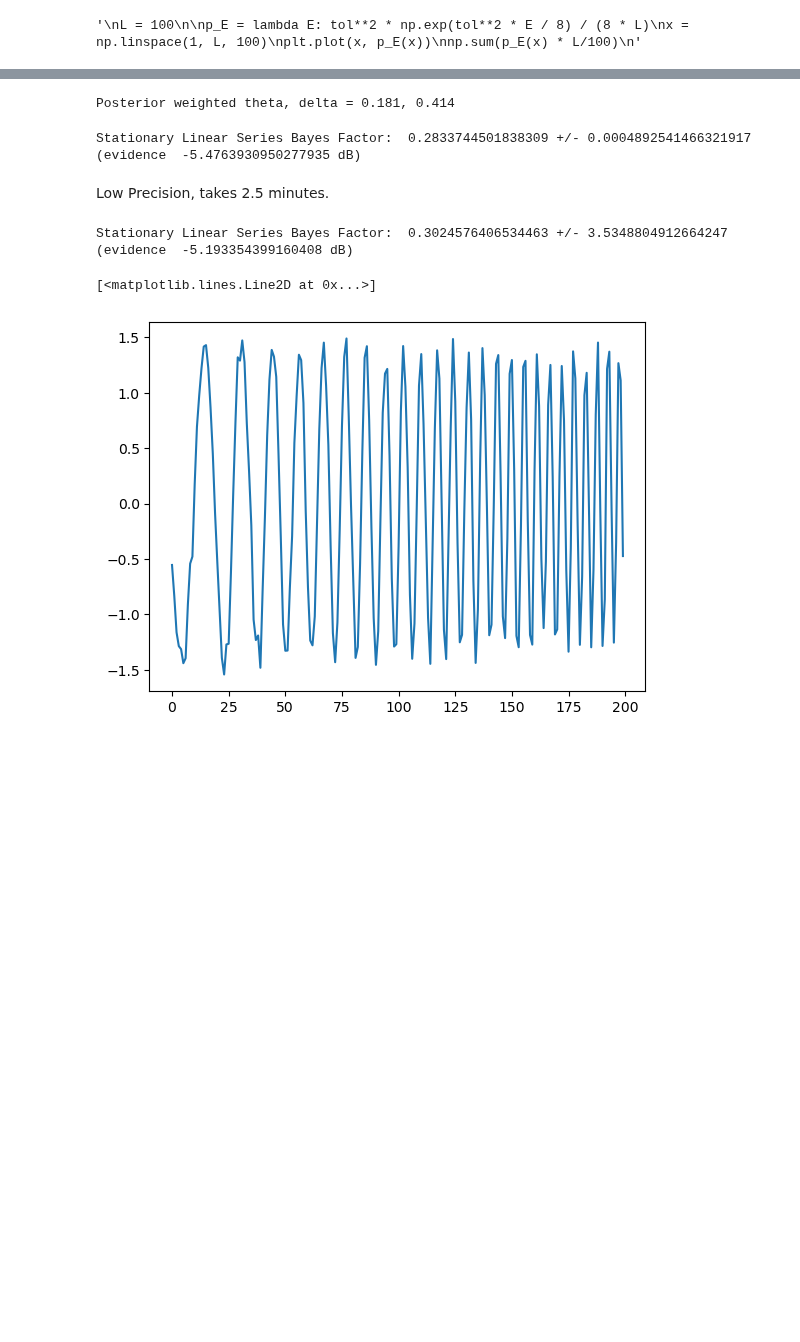
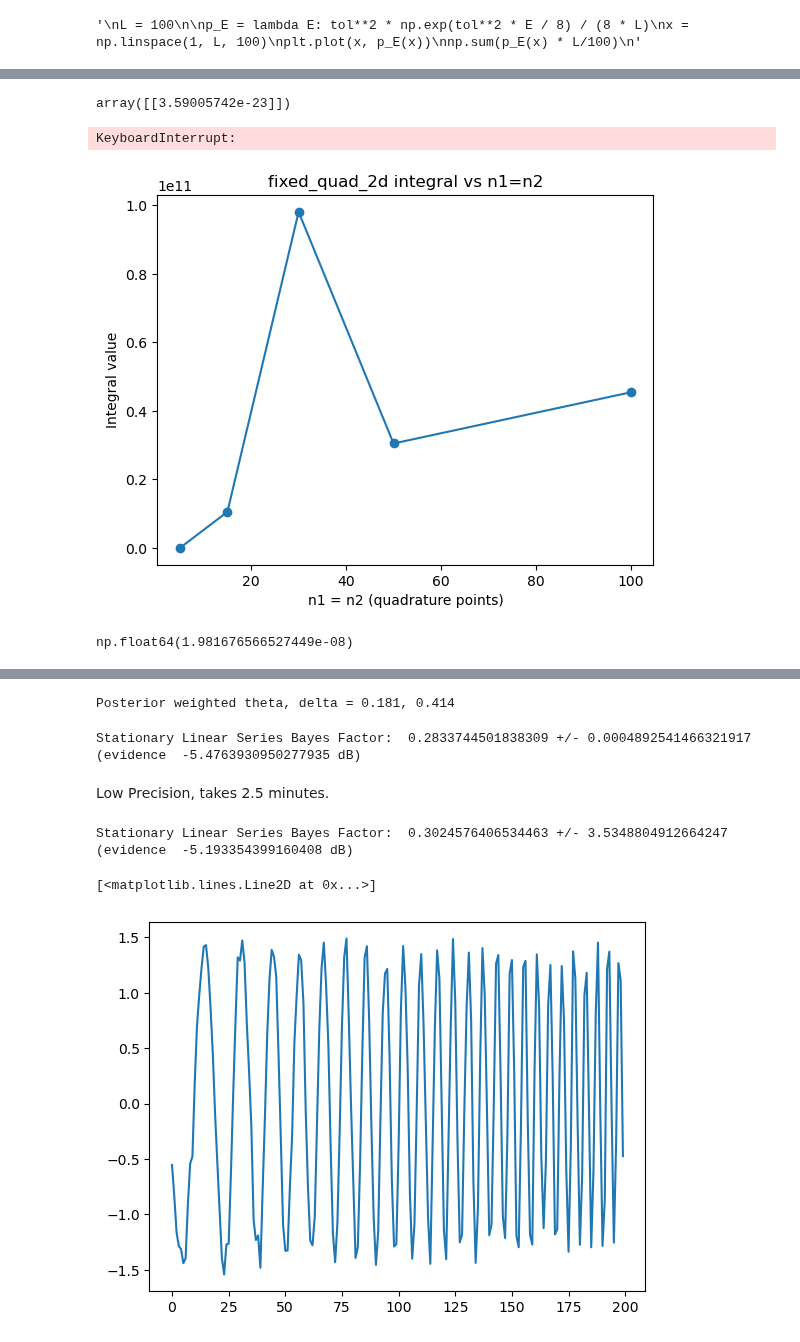
Before and after one commit to kenflat2/NS-Map, a Jupyter notebook: jupyter_notebooks/BayesianNonstationaryDetection.ipynb, the cells around one changed output, grey strips where cells are left out. Drawn from its saved outputs; the diff is of its cells as text; code cells hidden in the pictures; blank space fills up the shorter version.

```diff
--- a/jupyter_notebooks/BayesianNonstationaryDetection.ipynb
+++ b/jupyter_notebooks/BayesianNonstationaryDetection.ipynb
@@ -153,10 +204,10 @@ theta_list = (lambda t: np.pi / 6, lambda t: (0.5 + t) * np.pi / 6)
 
 tol = 0.025
 
-lambda1 = 1.0
-lambda2 = 1.0
-theta_range = [0, -np.log(tol / lambda1) / lambda1]
-delta_range = [0, -np.log(tol / lambda2) / lambda2]
+lambda1 = 1e-2
+lambda2 = 1e-2
+theta_range = [0, 150] # -np.log(tol / lambda1) / lambda1]
+delta_range = [0, 150] # -np.log(tol / lambda2) / lambda2]
 
 E_max = round(1 + np.log(tol / p) / np.log(1 - p))
 E_range = [1, E_max]
@@ -173,0 +225,17 @@ plt.plot(Xr)
+# %%
+E = 2
+data_E = (data[0], data[1], E, data[2])
+# %%
+posterior_2d(10, 10, data_E, lambda1, lambda2)
+# %% [output]
+array([[3.59005742e-23]])
+# %%
+integral, error = dblquad(
+    posterior_2d,
+    0, 150,  # Integration limits for param1
+    lambda param1: 0, lambda param1: 150,  # Integration limits for param2
+    args=(data_E, lambda1, lambda2)
+)
+print(f"Integral using Gaussian quadrature (2D): {integral}, Error: {error}")
+# %% [output]
+KeyboardInterrupt:
@@ -173,0 +276,26 @@ plt.plot(Xr)
+# %%
+n_values = [5, 15, 30, 50, 100]
+results = []
+
+for n in n_values:
+    val = fixed_quad_2d(
+        posterior_2d,
+        (0, 150),
+        (0, 150),
+        args=(data_E, lambda1, lambda2),
+        n1=n,
+        n2=n
+    )
+    results.append(val)
+
+plt.plot(n_values, results, marker='o')
+plt.xlabel('n1 = n2 (quadrature points)')
+plt.ylabel('Integral value')
+plt.title('fixed_quad_2d integral vs n1=n2')
+plt.show()
+# %% [output]
+[figure, added]
+# %%
+posterior_1d(0, data_E, lambda1)
+# %% [output]
+np.float64(1.981676566527449e-08)
```
Also changed, not shown: parts of 7 cells of this notebook, 4 other files.
